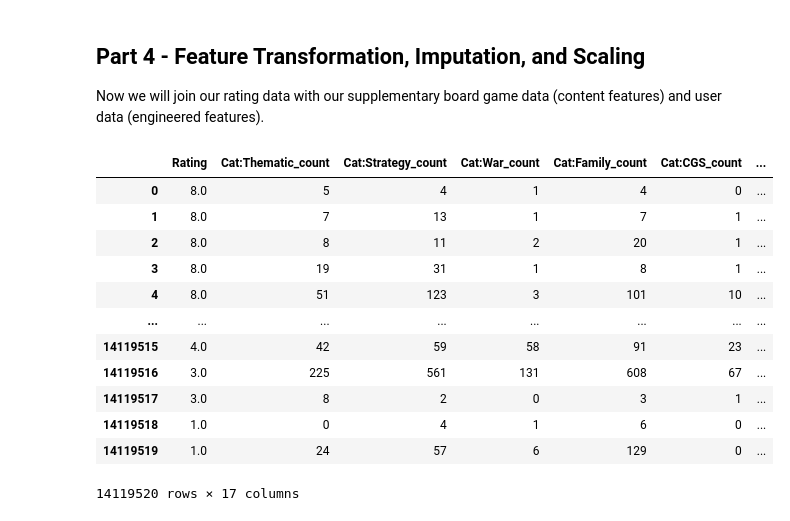
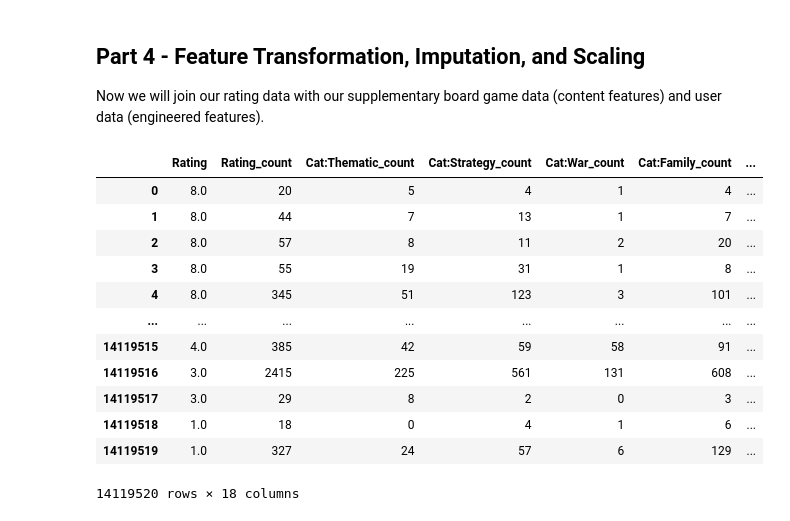
Before and after one commit to jmfb/csc6711-project5, a Jupyter notebook: Project5.ipynb, the cells around one changed output. Saved outputs shown, nothing was run; the diff lists cells and outputs as text; code cells hidden in the pictures.

```diff
--- a/Project5.ipynb
+++ b/Project5.ipynb
@@ -353,0 +344,18 @@ print(f"{has_category_count:,} games have at least one category, {no_category_co
+# %%
+def AnalyzeBitColumnUsage(df, name, column_filter=lambda column: column != 'BGGId'):
+    columns = [column for column in df.columns if column_filter(column)]
+    not_set_filter = df[columns[0]] == 0
+    for column in columns[1:]:
+        not_set_filter = not_set_filter & (df[column] == 0)
+    not_set_count = df[not_set_filter].shape[0]
+    set_count = df[~not_set_filter].shape[0]
+    print(f"{set_count:,} games have at least one {name}; {not_set_count:,} have none")
+    return columns
+# %%
+category_columns = AnalyzeBitColumnUsage(games_df, 'category', lambda column: column.startswith('Cat:'))
+subcategory_columns = AnalyzeBitColumnUsage(subcategories_df, 'subcategory')
+theme_columns = AnalyzeBitColumnUsage(themes_df, 'theme')
+mechanic_columns = AnalyzeBitColumnUsage(mechanics_df, 'mechanic')
+artist_columns = AnalyzeBitColumnUsage(artists_df, 'artist')
+publisher_columns = AnalyzeBitColumnUsage(publishers_df, 'publisher')
+designer_columns = AnalyzeBitColumnUsage(designers_df, 'designer')
@@ -354,6 +370,6 @@ print(f"{has_category_count:,} games have at least one category, {no_category_co
 # %%
-category_counts_df = train_df\
-    .merge(games_df, on='BGGId')\
-    .groupby('username_id')\
-    .agg(**{ f"{column}_count": (column, 'sum') for column in category_columns })
-category_counts_df
+def AggregateBitColumnsByUsername(train_or_test_df, df, columns):
+    return train_or_test_df\
+        .merge(df, on='BGGId')\
+        .groupby('username_id')\
+        .agg(**{ f"{column}_count": (column, 'sum') for column in columns })
@@ -375,25 +376,33 @@ category_counts_df
+# %%
+category_counts_df = AggregateBitColumnsByUsername(train_df, games_df, category_columns)
+subcategory_counts_df = AggregateBitColumnsByUsername(train_df, subcategories_df, subcategory_columns)
+theme_counts_df = AggregateBitColumnsByUsername(train_df, themes_df, theme_columns)
+mechanic_counts_df = AggregateBitColumnsByUsername(train_df, mechanics_df, mechanic_columns)
+artist_counts_df = AggregateBitColumnsByUsername(train_df, artists_df, artist_columns)
+publisher_counts_df = AggregateBitColumnsByUsername(train_df, publishers_df, publisher_columns)
+designer_counts_df = AggregateBitColumnsByUsername(train_df, designers_df, designer_columns)
 # %% [markdown]
 ## Part 4 - Feature Transformation, Imputation, and Scaling
 
 Now we will join our rating data with our supplementary board game data (content features) and user data (engineered features).
 # %%
-train_columns = list(['Rating'] + [f"{column}_count" for column in category_columns] + category_columns)
+train_columns = list(['Rating', 'Rating_count'] + [f"{column}_count" for column in category_columns] + category_columns)
 full_train_df = train_df\
     .merge(category_counts_df, on='username_id')\
     .merge(games_df, on='BGGId')\
     [train_columns]
 full_train_df
 # %% [output]
-|  | Rating | Cat:Thematic_count | Cat:Strategy_count | Cat:War_count | Cat:Family_count | Cat:CGS_count | ... |
-| 0 | 8.0 | 5 | 4 | 1 | 4 | 0 | ... |
-| 1 | 8.0 | 7 | 13 | 1 | 7 | 1 | ... |
-| 2 | 8.0 | 8 | 11 | 2 | 20 | 1 | ... |
-| 3 | 8.0 | 19 | 31 | 1 | 8 | 1 | ... |
-| 4 | 8.0 | 51 | 123 | 3 | 101 | 10 | ... |
+|  | Rating | Rating_count | Cat:Thematic_count | Cat:Strategy_count | Cat:War_count | Cat:Family_count | ... |
+| 0 | 8.0 | 20 | 5 | 4 | 1 | 4 | ... |
+| 1 | 8.0 | 44 | 7 | 13 | 1 | 7 | ... |
+| 2 | 8.0 | 57 | 8 | 11 | 2 | 20 | ... |
+| 3 | 8.0 | 55 | 19 | 31 | 1 | 8 | ... |
+| 4 | 8.0 | 345 | 51 | 123 | 3 | 101 | ... |
 | ... | ... | ... | ... | ... | ... | ... | ... |
-| 14119515 | 4.0 | 42 | 59 | 58 | 91 | 23 | ... |
-| 14119516 | 3.0 | 225 | 561 | 131 | 608 | 67 | ... |
-| 14119517 | 3.0 | 8 | 2 | 0 | 3 | 1 | ... |
-| 14119518 | 1.0 | 0 | 4 | 1 | 6 | 0 | ... |
-| 14119519 | 1.0 | 24 | 57 | 6 | 129 | 0 | ... |
+| 14119515 | 4.0 | 385 | 42 | 59 | 58 | 91 | ... |
+| 14119516 | 3.0 | 2415 | 225 | 561 | 131 | 608 | ... |
+| 14119517 | 3.0 | 29 | 8 | 2 | 0 | 3 | ... |
+| 14119518 | 1.0 | 18 | 0 | 4 | 1 | 6 | ... |
+| 14119519 | 1.0 | 327 | 24 | 57 | 6 | 129 | ... |
-14119520 rows × 17 columns
+14119520 rows × 18 columns
```
Also changed, not shown: parts of 4 cells of this notebook.
